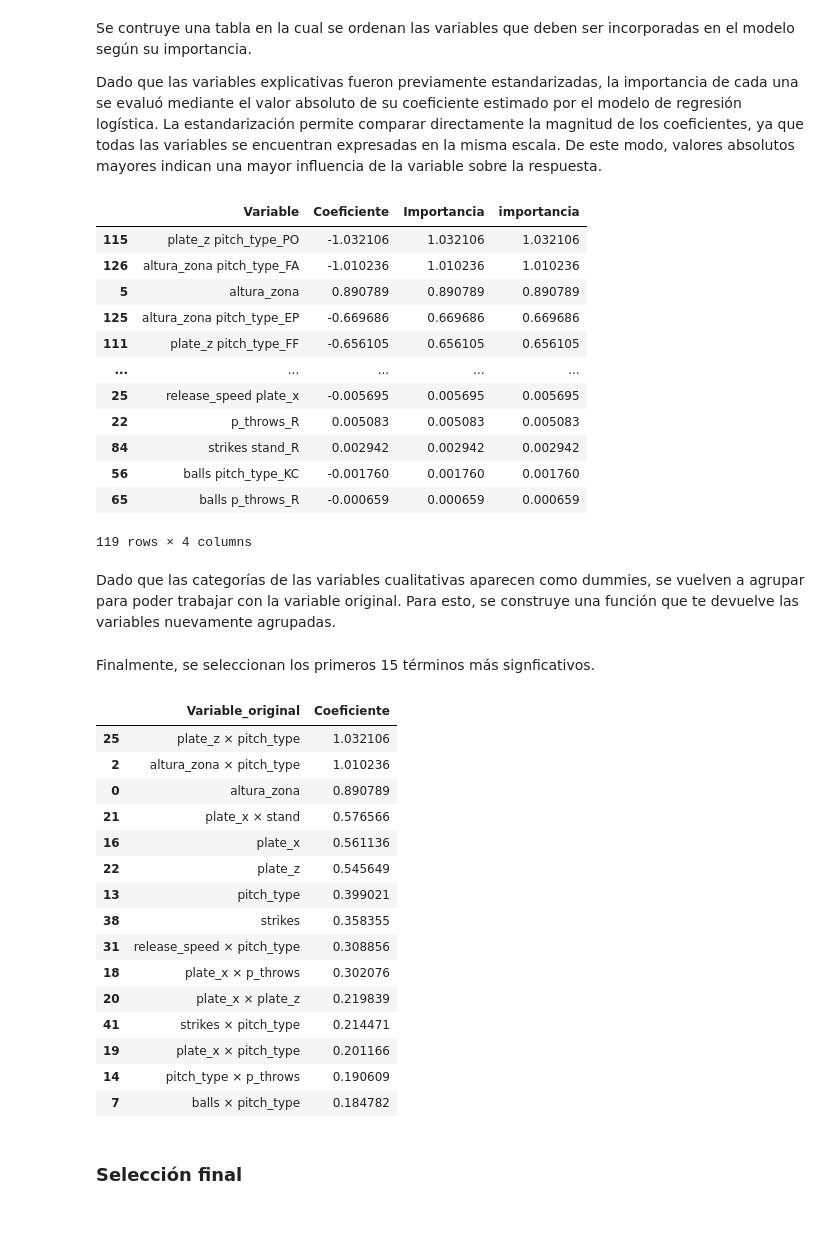
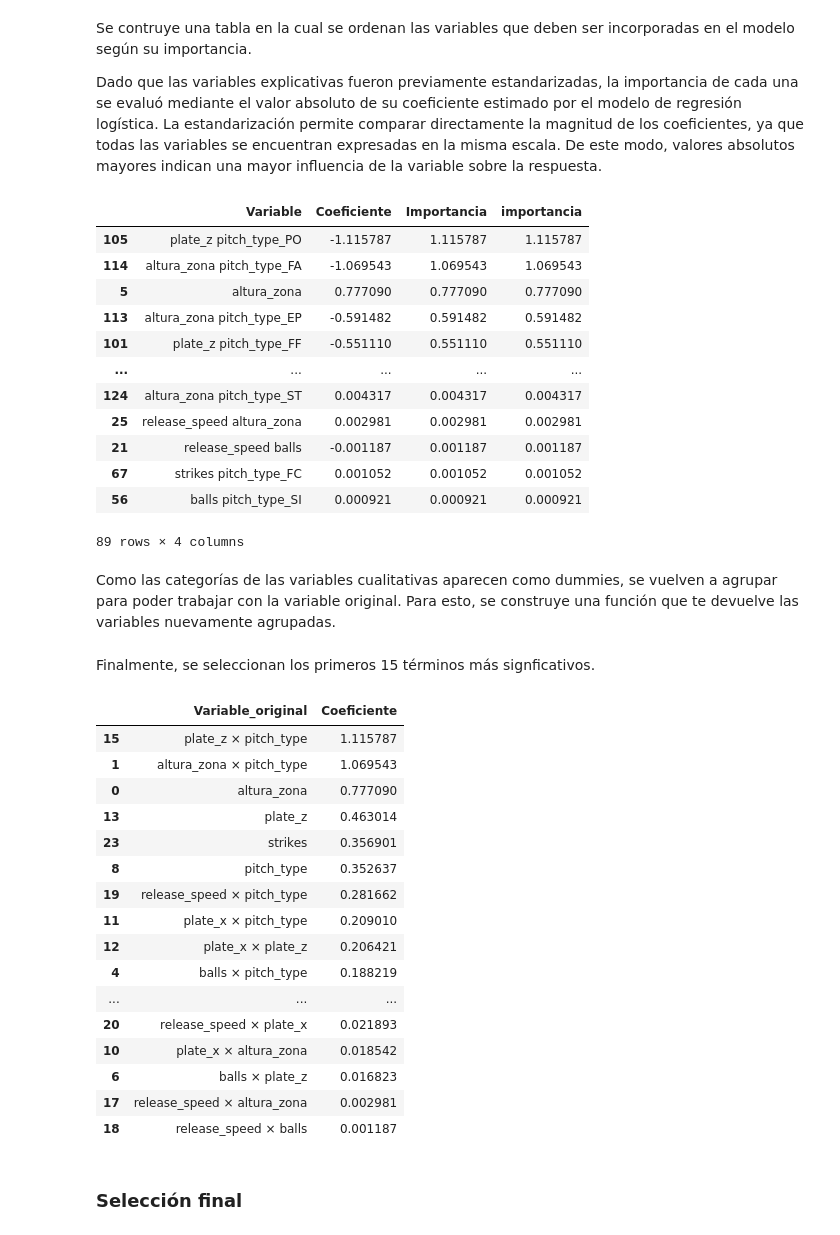
Before and after one commit to Prisfenoy/TP2_python, a Jupyter notebook: notebooks/04_Selección_de_variables.ipynb, the cells around one changed output. Drawn from its saved outputs; the diff is of its cells as text; code cells hidden in the pictures.

```diff
--- a/notebooks/04_Selección_de_variables.ipynb
+++ b/notebooks/04_Selección_de_variables.ipynb
@@ -17,8 +17,7 @@ import pandas as pd
 ROOT = pyprojroot.here()
 
 # Cargamos los datos
-datos_entrenamiento = pl.read_parquet(ROOT / "datos" / "temporada1.parquet")
-datos_entrenamiento_imputados = pl.read_parquet(ROOT / "datos" / "temporada1_imputada.parquet")
+datos_entrenamiento = pl.read_parquet(ROOT / "datos" / "train.parquet")
 # %% [markdown]
 ### Proporción de swings según el tipo de lanzamiento
 # %% [markdown]
@@ -313,14 +315,12 @@ variables_cuantitativas = [
 ]
 
 variables_categoricas = [
-    "pitch_type",
-    "stand",
-    "p_throws"
+    "pitch_type"
 ]
 
 predictores = variables_cuantitativas + variables_categoricas
 # %%
-X = datos_entrenamiento_imputados.select(predictores).to_pandas()
+X = datos_entrenamiento.select(predictores).to_pandas()
 # Convertimos a dummies las variables categoricas
 X = pd.get_dummies(
     X,
@@ -360,9 +360,9 @@ from sklearn.linear_model import LogisticRegression
 import pandas as pd
 
 # Variable respuesta
-y = datos_entrenamiento_imputados["swing"]
+y = datos_entrenamiento["swing"]
 
-# Generar únicamente interacciones (sin cuadrados)
+# Crear interacciones únicamente entre las predictoras seleccionadas
 poly = PolynomialFeatures(
     degree=2,
     interaction_only=True,
@@ -371,10 +371,10 @@ poly = PolynomialFeatures(
 
 X_inter = poly.fit_transform(X)
 
-# Nombres de las variables
+# Nombres de las variables generadas
 nombres_variables = poly.get_feature_names_out(X.columns)
 
-# Ajustar LASSO
+# Modelo LASSO
 lasso = LogisticRegression(
     penalty="l1",
     solver="liblinear",
@@ -459,20 +459,20 @@ variables_seleccionadas = (
 variables_seleccionadas
 # %% [output]
 |  | Variable | Coeficiente | Importancia | importancia |
-| 115 | plate_z pitch_type_PO | -1.032106 | 1.032106 | 1.032106 |
-| 126 | altura_zona pitch_type_FA | -1.010236 | 1.010236 | 1.010236 |
-| 5 | altura_zona | 0.890789 | 0.890789 | 0.890789 |
-| 125 | altura_zona pitch_type_EP | -0.669686 | 0.669686 | 0.669686 |
-| 111 | plate_z pitch_type_FF | -0.656105 | 0.656105 | 0.656105 |
+| 105 | plate_z pitch_type_PO | -1.115787 | 1.115787 | 1.115787 |
+| 114 | altura_zona pitch_type_FA | -1.069543 | 1.069543 | 1.069543 |
+| 5 | altura_zona | 0.777090 | 0.777090 | 0.777090 |
+| 113 | altura_zona pitch_type_EP | -0.591482 | 0.591482 | 0.591482 |
+| 101 | plate_z pitch_type_FF | -0.551110 | 0.551110 | 0.551110 |
 | ... | ... | ... | ... | ... |
-| 25 | release_speed plate_x | -0.005695 | 0.005695 | 0.005695 |
-| 22 | p_throws_R | 0.005083 | 0.005083 | 0.005083 |
-| 84 | strikes stand_R | 0.002942 | 0.002942 | 0.002942 |
-| 56 | balls pitch_type_KC | -0.001760 | 0.001760 | 0.001760 |
-| 65 | balls p_throws_R | -0.000659 | 0.000659 | 0.000659 |
+| 124 | altura_zona pitch_type_ST | 0.004317 | 0.004317 | 0.004317 |
+| 25 | release_speed altura_zona | 0.002981 | 0.002981 | 0.002981 |
+| 21 | release_speed balls | -0.001187 | 0.001187 | 0.001187 |
+| 67 | strikes pitch_type_FC | 0.001052 | 0.001052 | 0.001052 |
+| 56 | balls pitch_type_SI | 0.000921 | 0.000921 | 0.000921 |
-119 rows × 4 columns
+89 rows × 4 columns
 # %% [markdown]
-Dado que las categorías de las variables cualitativas aparecen como dummies, se vuelven a agrupar para poder trabajar con la variable original. Para esto, se construye una función que te devuelve las variables nuevamente agrupadas.
+Como las categorías de las variables cualitativas aparecen como dummies, se vuelven a agrupar para poder trabajar con la variable original. Para esto, se construye una función que te devuelve las variables nuevamente agrupadas.
 # %%
 def variable_original(nombre):
 
@@ -496,39 +496,40 @@ Finalmente, se seleccionan los primeros 15 términos más signficativos.
 # %%
 variables_seleccionadas["Variable_original"] = (
     variables_seleccionadas["Variable"]
     .apply(variable_original)
 )
 
 lasso_resumen = (
     variables_seleccionadas
     .groupby("Variable_original")
     .agg(
         Coeficiente=("Coeficiente", lambda x: x.abs().max())
     )
     .reset_index()
     .sort_values(
         "Coeficiente",
         ascending=False
     )
 )
 
-lasso_resumen.head(15)
+lasso_resumen
 # %% [output]
 |  | Variable_original | Coeficiente |
-| 25 | plate_z × pitch_type | 1.032106 |
-| 2 | altura_zona × pitch_type | 1.010236 |
-| 0 | altura_zona | 0.890789 |
-| 21 | plate_x × stand | 0.576566 |
-| 16 | plate_x | 0.561136 |
-| 22 | plate_z | 0.545649 |
-| 13 | pitch_type | 0.399021 |
-| 38 | strikes | 0.358355 |
-| 31 | release_speed × pitch_type | 0.308856 |
-| 18 | plate_x × p_throws | 0.302076 |
-| 20 | plate_x × plate_z | 0.219839 |
-| 41 | strikes × pitch_type | 0.214471 |
-| 19 | plate_x × pitch_type | 0.201166 |
-| 14 | pitch_type × p_throws | 0.190609 |
-| 7 | balls × pitch_type | 0.184782 |
+| 15 | plate_z × pitch_type | 1.115787 |
+| 1 | altura_zona × pitch_type | 1.069543 |
+| 0 | altura_zona | 0.777090 |
+| 13 | plate_z | 0.463014 |
+| 23 | strikes | 0.356901 |
+| 8 | pitch_type | 0.352637 |
+| 19 | release_speed × pitch_type | 0.281662 |
+| 11 | plate_x × pitch_type | 0.209010 |
+| 12 | plate_x × plate_z | 0.206421 |
+| 4 | balls × pitch_type | 0.188219 |
+| ... | ... | ... |
+| 20 | release_speed × plate_x | 0.021893 |
+| 10 | plate_x × altura_zona | 0.018542 |
+| 6 | balls × plate_z | 0.016823 |
+| 17 | release_speed × altura_zona | 0.002981 |
+| 18 | release_speed × balls | 0.001187 |
 # %% [markdown]
 ### Selección final
```
Also changed, not shown: parts of 13 cells of this notebook, 3 other files.
